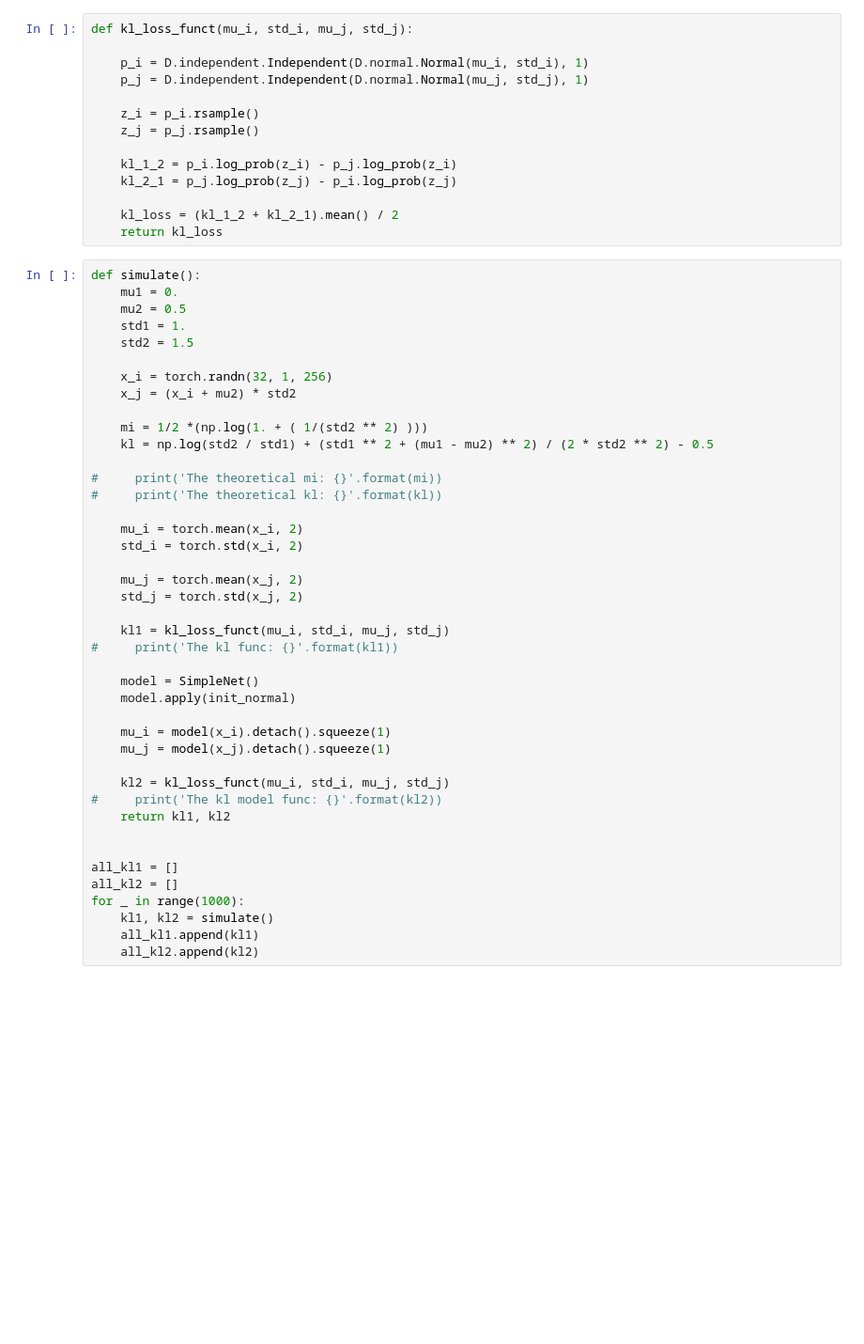
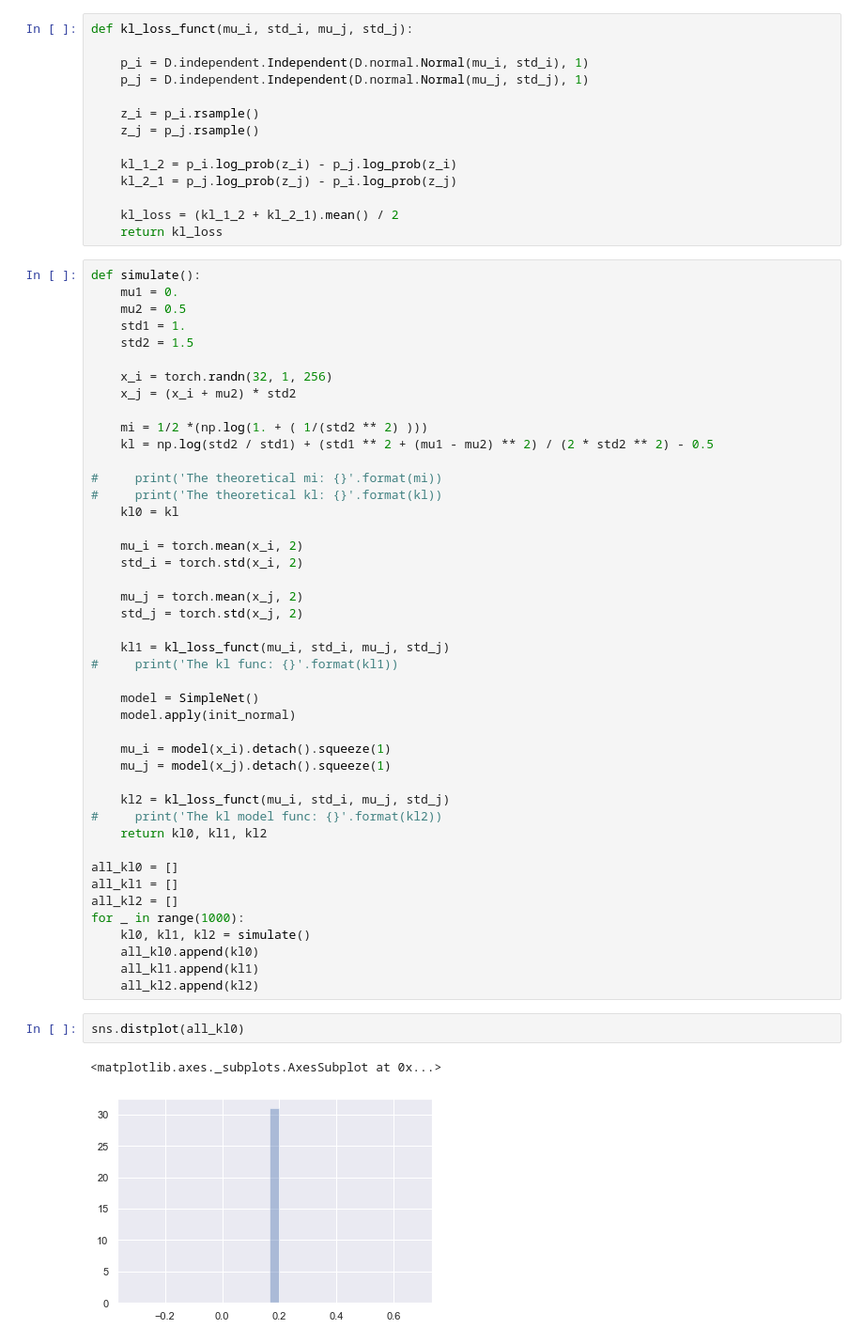
Before and after one commit to mdiephuis/SimCLR, a Jupyter notebook: notebooks/MI_KL_testing.ipynb, the cells around one changed output. Shown at 94% size. Drawn from its saved outputs; the diff is of its cells as text; blank space fills up the shorter version.

```diff
--- a/notebooks/MI_KL_testing.ipynb
+++ b/notebooks/MI_KL_testing.ipynb
@@ -75,6 +77,7 @@ def simulate():
 
 #     print('The theoretical mi: {}'.format(mi))
 #     print('The theoretical kl: {}'.format(kl))
+    kl0 = kl
 
     mu_i = torch.mean(x_i, 2)
     std_i = torch.std(x_i, 2)
@@ -93,15 +96,21 @@ def simulate():
 
     kl2 = kl_loss_funct(mu_i, std_i, mu_j, std_j)
 #     print('The kl model func: {}'.format(kl2))
-    return kl1, kl2
+    return kl0, kl1, kl2
 
-
+all_kl0 = []
 all_kl1 = []
 all_kl2 = []
 for _ in range(1000):
-    kl1, kl2 = simulate()
+    kl0, kl1, kl2 = simulate()
+    all_kl0.append(kl0)
     all_kl1.append(kl1)
     all_kl2.append(kl2)
+# %%
+sns.distplot(all_kl0)
+# %% [output]
+<matplotlib.axes._subplots.AxesSubplot at 0x...>
+[figure, added]
 # %%
 sns.distplot(all_kl1)
 # %% [output]
```
Also changed, not shown: parts of 11 cells of this notebook.
